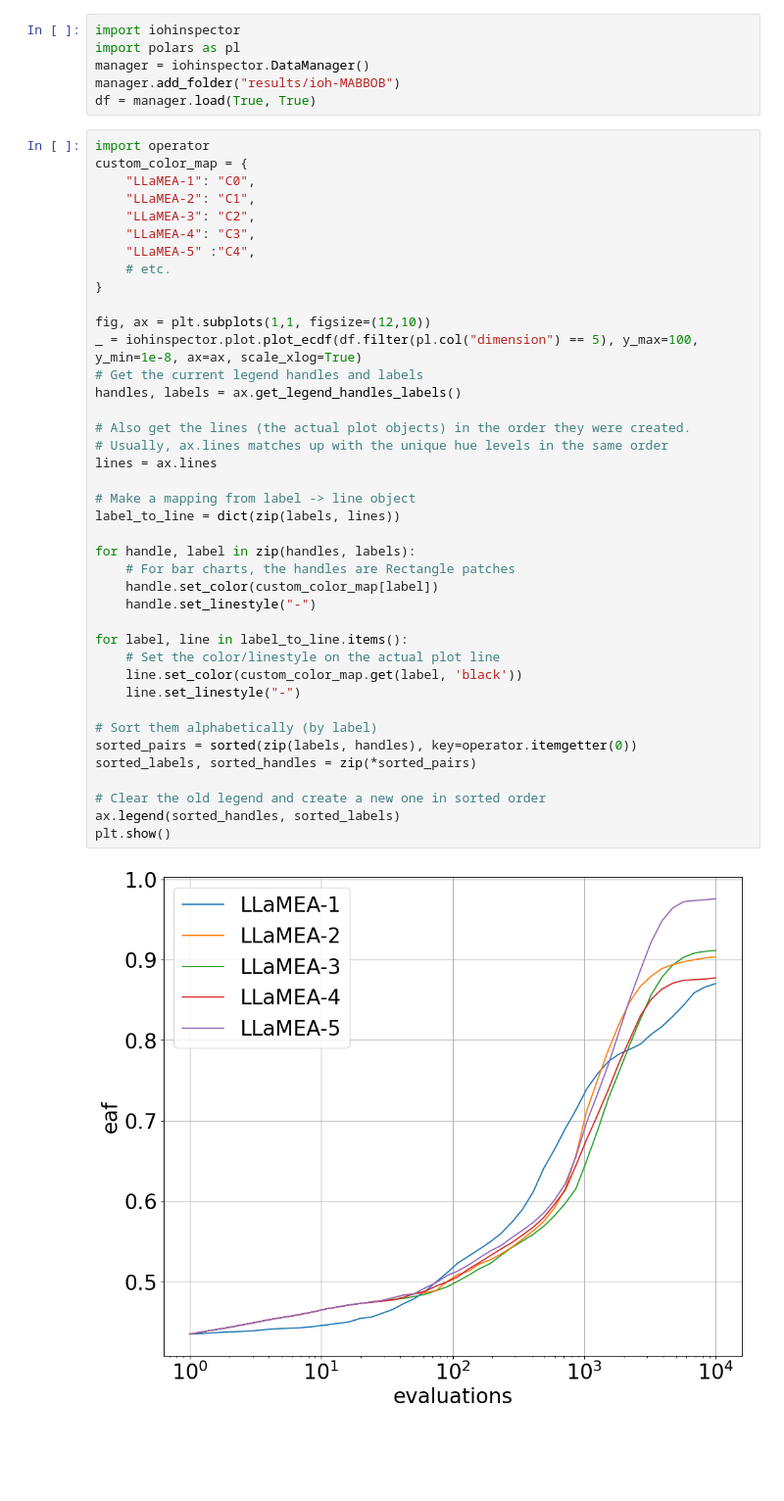
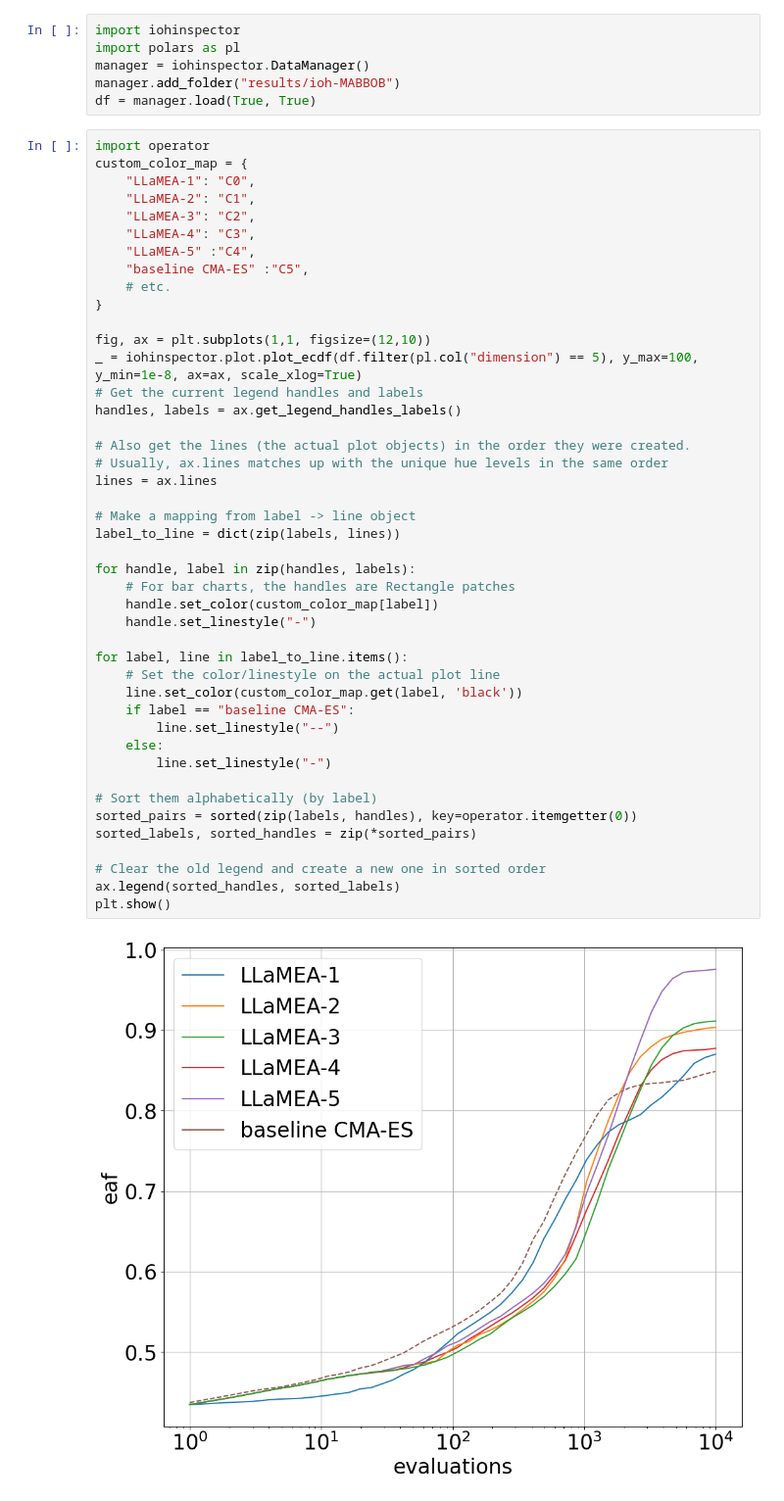
Before and after one commit to XAI-liacs/BLADE, a Jupyter notebook: visualize_mabbob.ipynb, the cells around one changed output. Shown at 98% size. Cells and saved outputs as stored; diff of their text form; blank space fills up the shorter version.

Commit message:
Adding baselines

```diff
--- a/visualize_mabbob.ipynb
+++ b/visualize_mabbob.ipynb
@@ -303,40 +336,44 @@ custom_color_map = {
     "LLaMEA-3": "C2",
     "LLaMEA-4": "C3",
     "LLaMEA-5" :"C4",
+    "baseline CMA-ES" :"C5",
     # etc.
 }
 
 fig, ax = plt.subplots(1,1, figsize=(12,10))
 _ = iohinspector.plot.plot_ecdf(df.filter(pl.col("dimension") == 5), y_max=100, y_min=1e-8, ax=ax, scale_xlog=True)
 # Get the current legend handles and labels
 handles, labels = ax.get_legend_handles_labels()
 
 # Also get the lines (the actual plot objects) in the order they were created.
 # Usually, ax.lines matches up with the unique hue levels in the same order
 lines = ax.lines
 
 # Make a mapping from label -> line object
 label_to_line = dict(zip(labels, lines))
 
 for handle, label in zip(handles, labels):
     # For bar charts, the handles are Rectangle patches
     handle.set_color(custom_color_map[label])
     handle.set_linestyle("-")
 
 for label, line in label_to_line.items():
     # Set the color/linestyle on the actual plot line
     line.set_color(custom_color_map.get(label, 'black'))
-    line.set_linestyle("-")
+    if label == "baseline CMA-ES":
+        line.set_linestyle("--")
+    else:
+        line.set_linestyle("-")
 
 # Sort them alphabetically (by label)
 sorted_pairs = sorted(zip(labels, handles), key=operator.itemgetter(0))
 sorted_labels, sorted_handles = zip(*sorted_pairs)
 
 # Clear the old legend and create a new one in sorted order
 ax.legend(sorted_handles, sorted_labels)
 plt.show()
 # %% [output]
-[figure, old version]
+[figure, new version]
 # %%
 df_eaf = iohinspector.metrics.transform_fval(df, 1e-8, 1e2)
 iohinspector.metrics.get_aocc(df_eaf.filter(pl.col("dimension") == 5), 10000, group_cols=['algorithm_name'])
```
Also changed, not shown: parts of 7 cells of this notebook, 4 other files.
